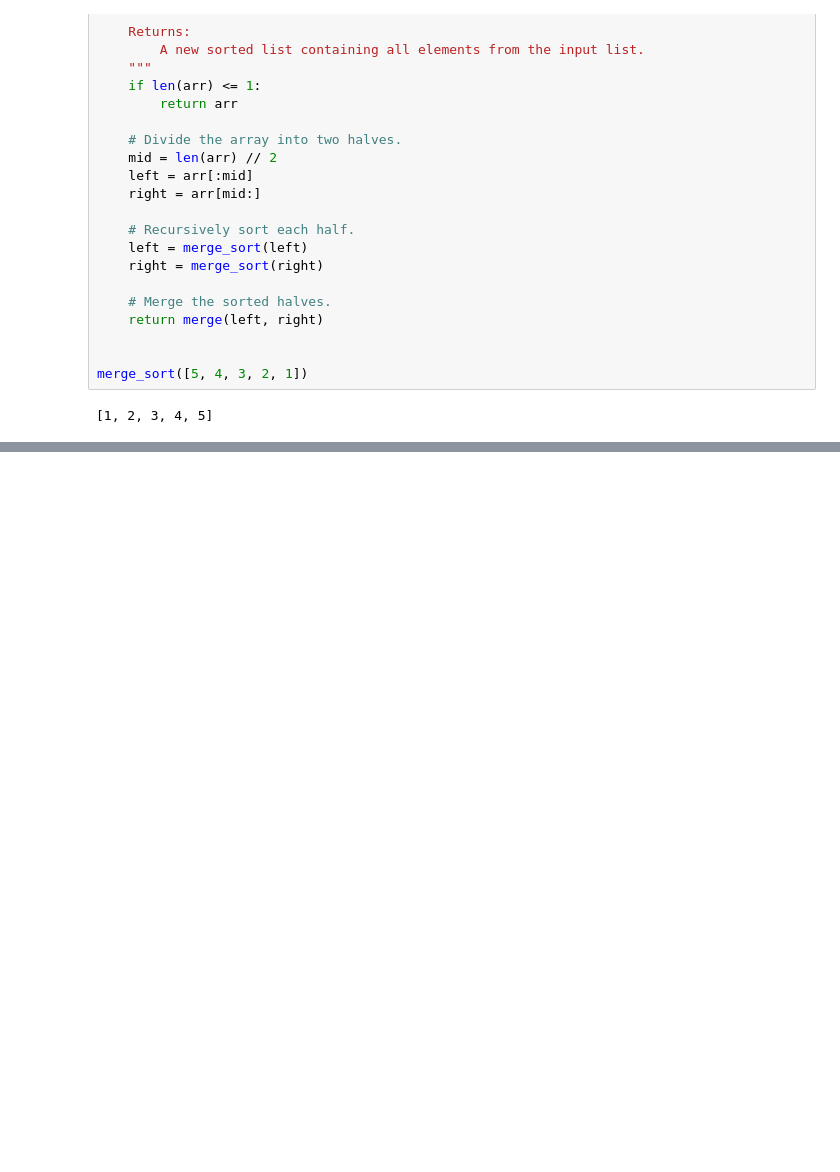
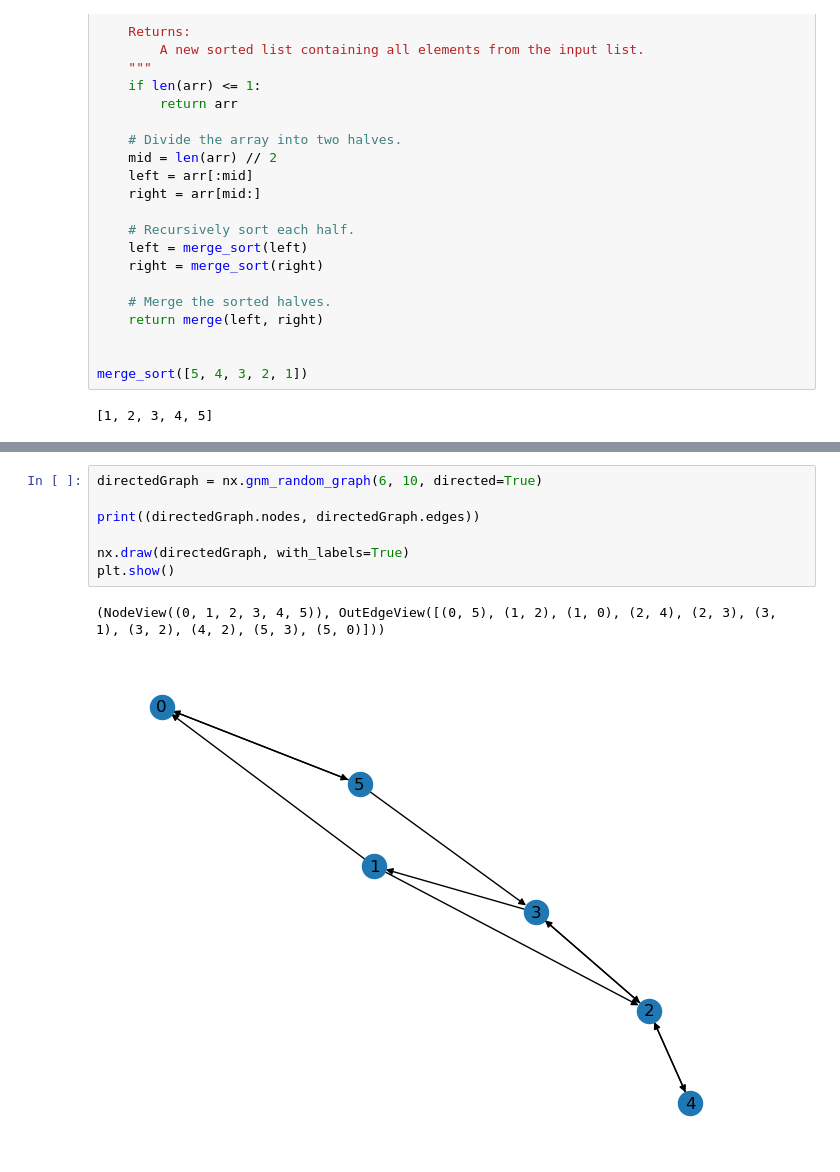
Before and after one commit to PeronGH/ICS-Y2S2, a Jupyter notebook: INT102/week3.ipynb, the cells around one changed output, grey strips where cells are left out. Saved outputs shown, nothing was run; the diff lists cells and outputs as text; blank space fills up the shorter version.

```diff
--- a/INT102/week3.ipynb
+++ b/INT102/week3.ipynb
@@ -108,0 +132,10 @@ merge_sort([5, 4, 3, 2, 1])
+# %%
+directedGraph = nx.gnm_random_graph(6, 10, directed=True)
+
+print((directedGraph.nodes, directedGraph.edges))
+
+nx.draw(directedGraph, with_labels=True)
+plt.show()
+# %% [output]
+(NodeView((0, 1, 2, 3, 4, 5)), OutEdgeView([(0, 5), (1, 2), (1, 0), (2, 4), (2, 3), (3, 1), (3, 2), (4, 2), (5, 3), (5, 0)]))
+[figure, added]
```
Also changed, not shown: parts of 5 cells of this notebook, 1 other file.
